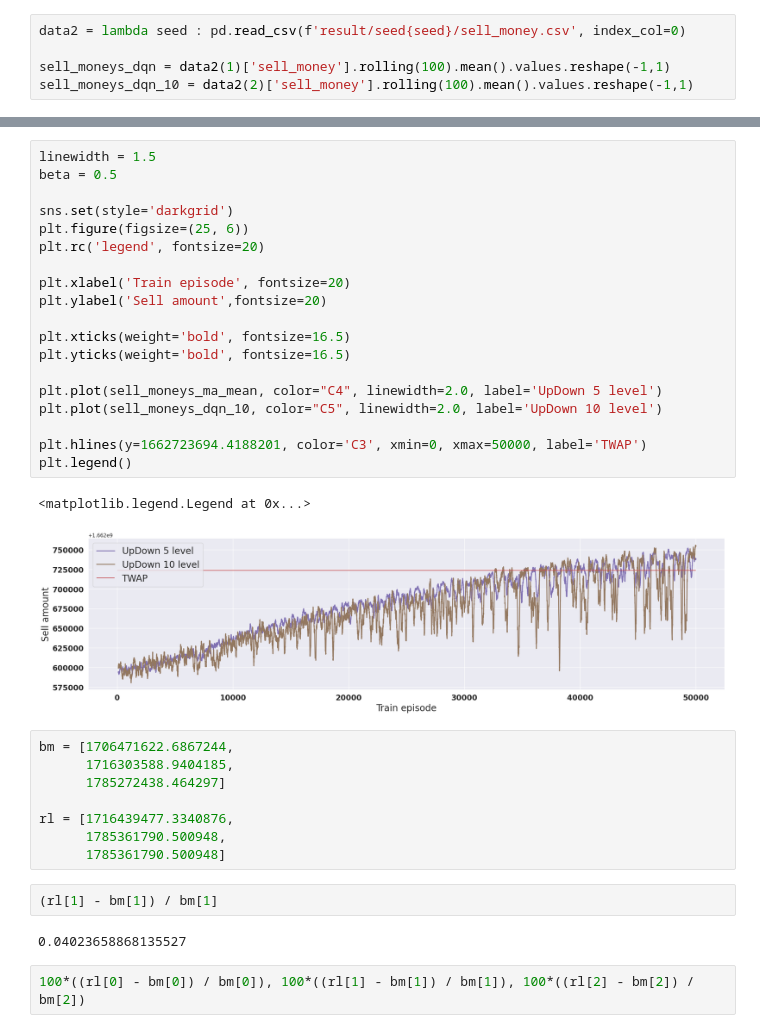
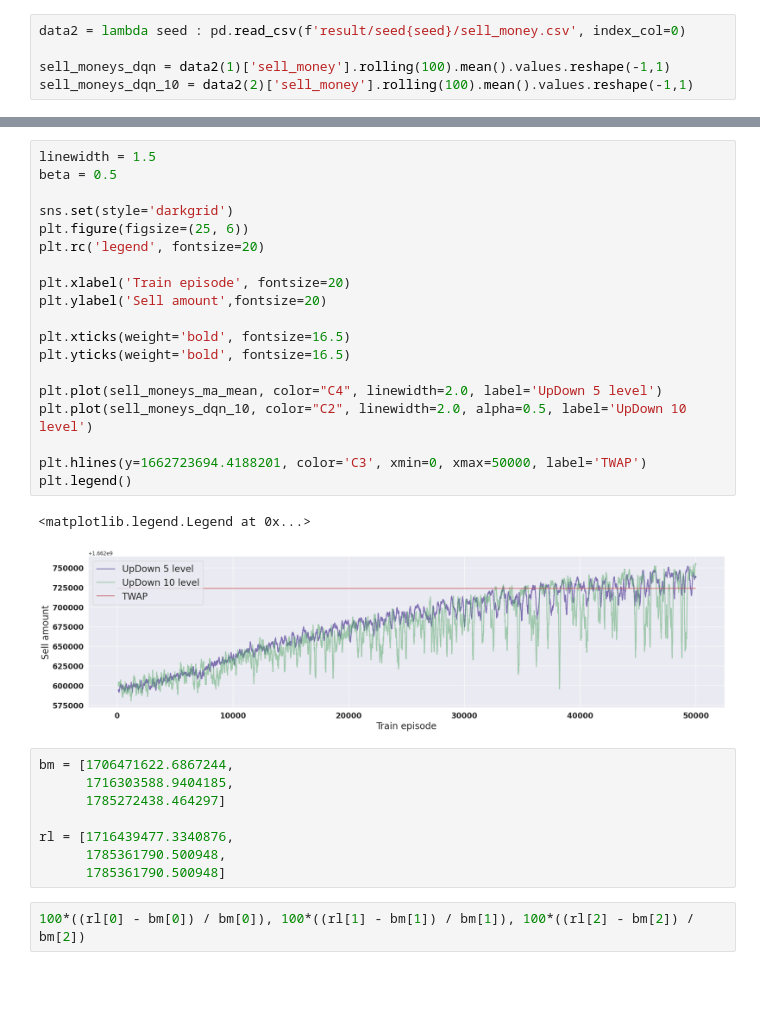
Before and after one commit to Yang-Hyun-Jun/Implementation-RLexecution, a Jupyter notebook: notebooks/experiment.ipynb, the cells around one changed output, grey strips where cells are left out. Cells and saved outputs as stored; diff of their text form; blank space fills up the shorter version.

```diff
--- a/notebooks/experiment.ipynb
+++ b/notebooks/experiment.ipynb
@@ -56,25 +57,25 @@ plt.legend()
 # %%
 linewidth = 1.5
 beta = 0.5
 
 sns.set(style='darkgrid')
 plt.figure(figsize=(25, 6))
 plt.rc('legend', fontsize=20)
 
 plt.xlabel('Train episode', fontsize=20)
 plt.ylabel('Sell amount',fontsize=20)
 
 plt.xticks(weight='bold', fontsize=16.5)
 plt.yticks(weight='bold', fontsize=16.5)
 
 plt.plot(sell_moneys_ma_mean, color="C4", linewidth=2.0, label='UpDown 5 level')
-plt.plot(sell_moneys_dqn_10, color="C5", linewidth=2.0, label='UpDown 10 level')
+plt.plot(sell_moneys_dqn_10, color="C2", linewidth=2.0, alpha=0.5, label='UpDown 10 level')
 
 plt.hlines(y=1662723694.4188201, color='C3', xmin=0, xmax=50000, label='TWAP')
 plt.legend()
 # %% [output]
 <matplotlib.legend.Legend at 0x...>
-[figure, old version]
+[figure, new version]
 # %%
 bm = [1706471622.6867244,
       1716303588.9404185,
@@ -83,10 +84,6 @@ bm = [1706471622.6867244,
 rl = [1716439477.3340876,
       1785361790.500948,
       1785361790.500948]
-# %%
-(rl[1] - bm[1]) / bm[1]
-# %% [output]
-0.04023658868135527
 # %%
 100*((rl[0] - bm[0]) / bm[0]), 100*((rl[1] - bm[1]) / bm[1]), 100*((rl[2] - bm[2]) / bm[2])
 # %% [output]
```
Also changed, not shown: parts of 1 cell of this notebook, 1 other file.
